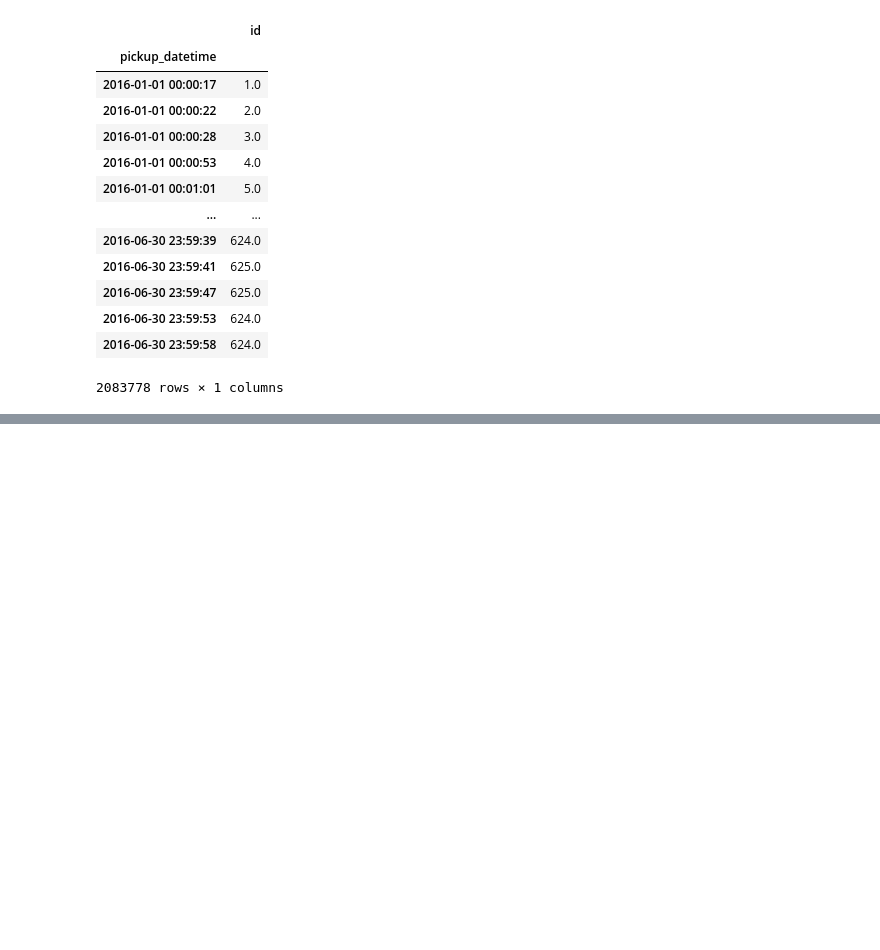
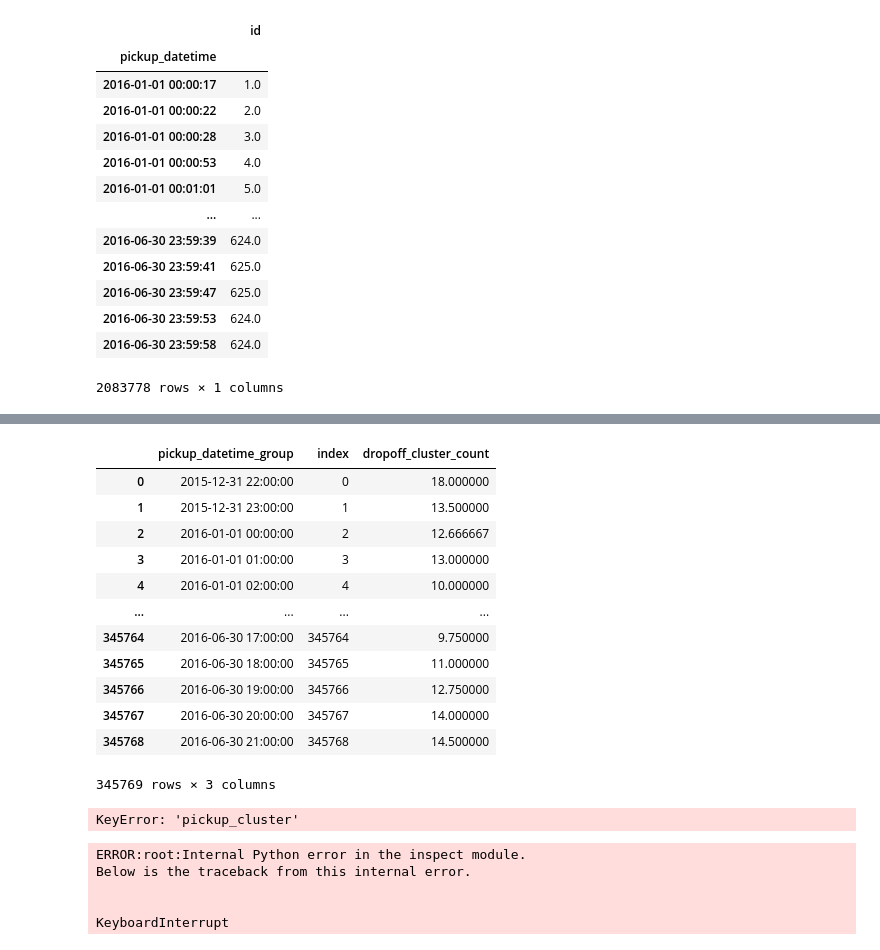
Before and after one commit to citizenofathens/Kaggle, a Jupyter notebook: newyorkCitytaxiStudy.ipynb, the cells around one changed output, grey strips where cells are left out. Cells and saved outputs as stored; diff of their text form; code cells hidden in the pictures; blank space fills up the shorter version.

Commit message:
datetime-like index rolling time feed study

```diff
--- a/newyorkCitytaxiStudy.ipynb
+++ b/newyorkCitytaxiStudy.ipynb
@@ -927,0 +917,28 @@ Rolling [window=60min,min_periods=1,center=False,win_type=freq,axis=0,method=sin
+# %%
+# count how many trips are going to each cluster over time
+# dropoff_cluster와 60 분 간격으로 groupby 한 뒤 id에 대한 카운트 집계 하고 4시간동안에 평균값 이용
+
+dropoff_counts = df_all \
+     .set_index('pickup_datetime') \
+    .groupby([pd.Grouper(freq=group_freq), 'dropoff_cluster']) \
+    .agg({'id' : 'count'}) \
+    .reset_index().set_index('pickup_datetime')\
+    .groupby('dropoff_cluster').rolling('240min').mean()\
+    .reset_index().set_index('pickup_datetime').shift(freq='-120min').reset_index() \
+    .rename(columns={'pickup_datetime': 'pickup_datetime_group', 'id': 'dropoff_cluster_count'})
+# %%
+dropoff_counts
+# %% [output]
+|  | pickup_datetime_group | index | dropoff_cluster_count |
+| 0 | 2015-12-31 22:00:00 | 0 | 18.000000 |
+| 1 | 2015-12-31 23:00:00 | 1 | 13.500000 |
+| 2 | 2016-01-01 00:00:00 | 2 | 12.666667 |
+| 3 | 2016-01-01 01:00:00 | 3 | 13.000000 |
+| 4 | 2016-01-01 02:00:00 | 4 | 10.000000 |
+| ... | ... | ... | ... |
+| 345764 | 2016-06-30 17:00:00 | 345764 | 9.750000 |
+| 345765 | 2016-06-30 18:00:00 | 345765 | 11.000000 |
+| 345766 | 2016-06-30 19:00:00 | 345766 | 12.750000 |
+| 345767 | 2016-06-30 20:00:00 | 345767 | 14.000000 |
+| 345768 | 2016-06-30 21:00:00 | 345768 | 14.500000 |
+345769 rows × 3 columns
@@ -927,0 +948,22 @@ Rolling [window=60min,min_periods=1,center=False,win_type=freq,axis=0,method=sin
+# %%
+# Count how many trips are going from each cluster over time
+df_all = pd.concat((train, test))[['id', 'pickup_datetime', 'pickup_cluster', 'dropoff_cluster']]
+pickup_counts = df_all \
+    .set_index('pickup_datetime') \
+    .groupby([pd.Grouper(freq=group_freq), 'dropoff_cluster']) \
+    .agg({'id': 'count'}) \
+    .reset_index().set_index('pickup_datetime') \
+    .groupby('pickup_cluster').rolling('240min').mean() \
+    .reset_index().set_index('pickup_datetime').shift(freq='-120min').reset_index() \
+    .rename(columns={'pickup_datetime': 'pickup_datetime_group', 'id': 'pickup_cluster_count'})
+# %% [output]
+KeyError: 'pickup_cluster'
+# %%
+train['pickup_cluster_count'] = train[['pickup_datetime_group', 'pickup_cluster']].merge(pickup_counts, on=['pickup_datetime_group', 'pickup_cluster'], how='left')['pickup_cluster_count'].fillna(0)
+test['pickup_cluster_count'] = test[['pickup_datetime_group', 'pickup_cluster']].merge(pickup_counts, on=['pickup_datetime_group', 'pickup_cluster'], how='left')['pickup_cluster_count'].fillna(0)
+# %% [output]
+ERROR:root:Internal Python error in the inspect module.
+Below is the traceback from this internal error.
+
+
+KeyboardInterrupt
```
Also changed, not shown: parts of 37 cells of this notebook.
